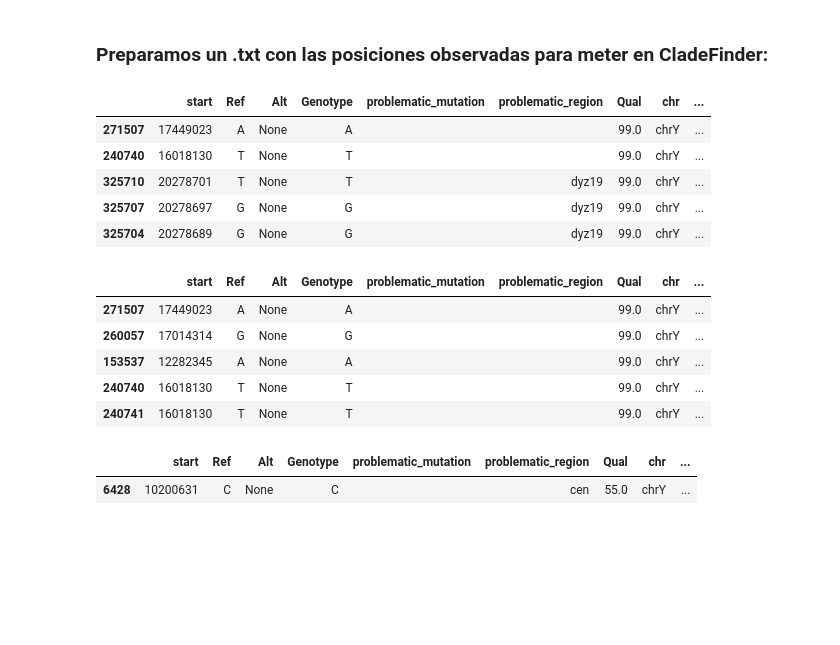
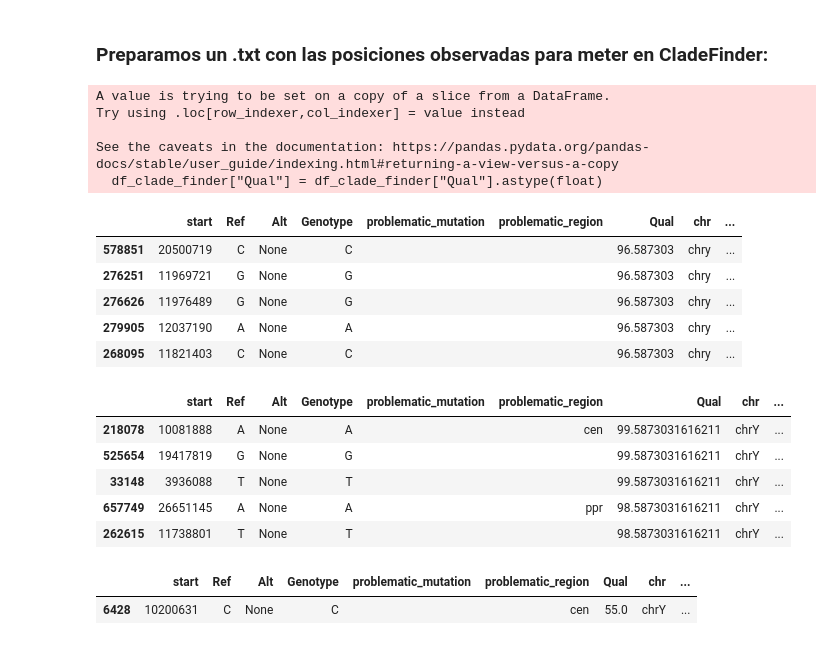
Before and after one commit to fj-blanco/bam-to-ychr-calls, a Jupyter notebook: analysis.ipynb, the cells around one changed output. Saved outputs shown, nothing was run; the diff lists cells and outputs as text; code cells hidden in the pictures; blank space fills up the shorter version.

```diff
--- a/analysis.ipynb
+++ b/analysis.ipynb
@@ -9,11 +9,11 @@ from pyliftover import LiftOver
 # %% [markdown]
 ## Variant calling from bcf:
 # %%
-sample = "I13518"
+sample = "sample"
 #bcf_route = "./arslantepe/" + sample + "/" + sample + "_Y"
-bcf_route = "/home/javi/Documents/genomics/samples/southern_arc/" + sample + "/" + sample + "_Y"
+bcf_route = "./genomes/" + sample + "_Y"
 
-bcf_in = VariantFile(bcf_route + ".bcf")
+bcf_in = VariantFile(bcf_route + ".vcf")
 #bcf_in = VariantFile(bcf_route + ".bcf");  # auto-detect input format
 #bcf_out = VariantFile('-', 'w', header=bcf_in.header)
 
@@ -150,11 +148,11 @@ df = df.astype({"start": int});
 # %%
 # Yleaf:
 anotacion = "yleaf"
-df_yleaf = pd.read_csv('SNP_annotations_hg38/yleaf_WGS_hg38.txt', sep="\t", header=None)
-df_yleaf.columns = ['chr', 'Name', 'ISOGG_haplogroup', 'start', 'mutation', 'allele_anc', 'allele_der'];
+df_yleaf = pd.read_csv('SNP_annotations_hg38/yleaf_new_positions.txt', sep="\t", header=None)
+df_yleaf.columns = ['chr', 'Name', 'haplogroup', 'start', 'mutation', 'allele_anc', 'allele_der'];
 
 #Ybrowse:
-df_ybrowse = pd.read_csv('SNP_annotations_hg38/snps_hg38.csv')[(['seqid', 'Name', 'ISOGG_haplogroup', 'start', 'mutation', 'allele_anc', 'allele_der'])];
+df_ybrowse = pd.read_csv('SNP_annotations_hg38/ybrowse_snps_hg38.csv')[(['seqid', 'Name', 'ISOGG_haplogroup', 'start', 'mutation', 'allele_anc', 'allele_der'])];
 df_ybrowse = df_ybrowse.rename(columns={'seqid': 'chr'});
 
 # Seleccionamos todos los de Yleaf en el sample más los de Ybrowse que están en el sample pero no en Yleaf:
@@ -210,49 +208,59 @@ df_final = df_final_variants
 # %% [markdown]
 ### Preparamos un .txt con las posiciones observadas para meter en CladeFinder:
 # %%
-basic_haplogroup_prediction = "R"
+basic_haplogroup_prediction = "J-"
 posiciones_problematicas = ['par1', 'cen', 'dyz19', 'ppr', 'par2'];
 #mutaciones_problematicas = ['C to T deamination', 'A to T risk of strand misidentification', 'G to C risk of strand misidentification', 'G to A deamination'];
 mutaciones_problematicas = ['C to T deamination', 'G to A deamination'];
 # Filtramos las posiciones ancestrales para que correspondan a la predicción basica:
-cond_anc_in_pred = (df_final["ISOGG_haplogroup"].str.contains(basic_haplogroup_prediction)) & (df_final["Alt"].isnull())
+cond_anc_in_pred = (df_final["haplogroup"].str.contains(basic_haplogroup_prediction)) & (df_final["Alt"].isnull())
 cond_der_all = ~(df_final["Alt"].isnull()) & ~(df_final["problematic_mutation"].isin(mutaciones_problematicas))
 df_clade_finder = df_final[cond_anc_in_pred | cond_der_all]
+# Convert Qual column to float:
+df_clade_finder["Qual"] = df_clade_finder["Qual"].astype(float)
+# Filter Qual column by values higher than 20:
+cond_qual = df_clade_finder["Qual"] > 20
+df_clade_finder = df_clade_finder[cond_qual]
 # Quitamos las mutaciones problemáticas:
 #df_clade_finder = df_clade_finder[~df_clade_finder["problematic_mutation"].isin(mutaciones_problematicas)];
 # Quitamos las posiciones problemáticas:
 #df_clade_finder = df_clade_finder[~df_clade_finder["problematic_region"].isin(posiciones_problematicas)];
 #df_clade_finder = df_clade_finder[df_clade_finder["ISOGG_haplogroup"] != 'unknown'];
 #df_clade_finder = df_clade_finder[~df_clade_finder["ISOGG_haplogroup"].str.contains('not listed')];
 ref_alleles = df_clade_finder['Ref'].tolist();
 genotypes = df_clade_finder['Genotype'].tolist();
 snp_names = df_clade_finder['Name'].tolist();
 annotated_mutation = df_clade_finder['allele_der'].tolist();
 for i in range(0,len(ref_alleles)):
     # Cuando el genotipo es ancestral:
     if ref_alleles[i] == genotypes[i]:
-        i_value = snp_names[i] + "-";
+        i_value = snp_names[i] + "-"
 
         with open(bcf_route + "_" + anotacion + '_for_clade_finder.txt', 'a') as f:
-            f.write(i_value + ', ');
+            f.write(i_value + ', ')
     # Cuando el genotipo es derivado:
     else:
         if genotypes[i] == annotated_mutation[i]:
-            i_value = snp_names[i] + "+";
+            i_value = snp_names[i] + "+"
             with open(bcf_route + "_" + anotacion + '_for_clade_finder.txt', 'a') as f:
-                f.write(i_value + ', ');
+                f.write(i_value + ', ')
 df_clade_finder.head()
 # %% [output]
+A value is trying to be set on a copy of a slice from a DataFrame.
+Try using .loc[row_indexer,col_indexer] = value instead
+
+See the caveats in the documentation: https://pandas.pydata.org/pandas-docs/stable/user_guide/indexing.html#returning-a-view-versus-a-copy
+  df_clade_finder["Qual"] = df_clade_finder["Qual"].astype(float)
 |  | start | Ref | Alt | Genotype | problematic_mutation | problematic_region | Qual | chr | ... |
-| 271507 | 17449023 | A | None | A |  |  | 99.0 | chrY | ... |
-| 240740 | 16018130 | T | None | T |  |  | 99.0 | chrY | ... |
-| 325710 | 20278701 | T | None | T |  | dyz19 | 99.0 | chrY | ... |
-| 325707 | 20278697 | G | None | G |  | dyz19 | 99.0 | chrY | ... |
-| 325704 | 20278689 | G | None | G |  | dyz19 | 99.0 | chrY | ... |
+| 578851 | 20500719 | C | None | C |  |  | 96.587303 | chry | ... |
+| 276251 | 11969721 | G | None | G |  |  | 96.587303 | chry | ... |
+| 276626 | 11976489 | G | None | G |  |  | 96.587303 | chry | ... |
+| 279905 | 12037190 | A | None | A |  |  | 96.587303 | chry | ... |
+| 268095 | 11821403 | C | None | C |  |  | 96.587303 | chry | ... |
 # %%
 # Solo los positivos
 # %%
-basic_haplogroup_prediction = ""
+basic_haplogroup_prediction = "J"
 posiciones_problematicas = ['par1', 'cen', 'dyz19', 'ppr', 'par2'];
 #mutaciones_problematicas = ['C to T deamination', 'A to T risk of strand misidentification', 'G to C risk of strand misidentification', 'G to A deamination'];
 mutaciones_problematicas = ['C to T deamination', 'G to A deamination'];
@@ -280,11 +288,11 @@ for i in range(0,len(ref_alleles)):
 df_clade_finder.head()
 # %% [output]
 |  | start | Ref | Alt | Genotype | problematic_mutation | problematic_region | Qual | chr | ... |
-| 271507 | 17449023 | A | None | A |  |  | 99.0 | chrY | ... |
-| 260057 | 17014314 | G | None | G |  |  | 99.0 | chrY | ... |
-| 153537 | 12282345 | A | None | A |  |  | 99.0 | chrY | ... |
-| 240740 | 16018130 | T | None | T |  |  | 99.0 | chrY | ... |
-| 240741 | 16018130 | T | None | T |  |  | 99.0 | chrY | ... |
+| 218078 | 10081888 | A | None | A |  | cen | 99.5873031616211 | chrY | ... |
+| 525654 | 19417819 | G | None | G |  |  | 99.5873031616211 | chrY | ... |
+| 33148 | 3936088 | T | None | T |  |  | 99.5873031616211 | chrY | ... |
+| 657749 | 26651145 | A | None | A |  | ppr | 98.5873031616211 | chrY | ... |
+| 262615 | 11738801 | T | None | T |  |  | 98.5873031616211 | chrY | ... |
 # %%
 df_clade_finder[df_clade_finder["Name"] == "Z19867"]
 # %% [output]
```
Also changed, not shown: parts of 4 cells of this notebook, 8 other files.
